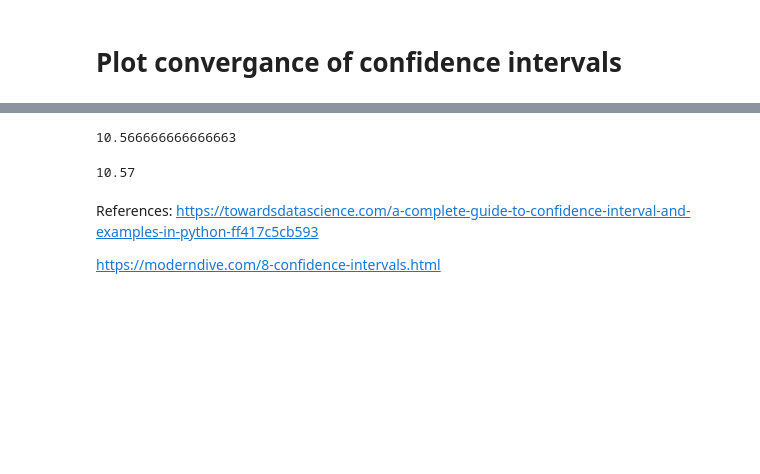
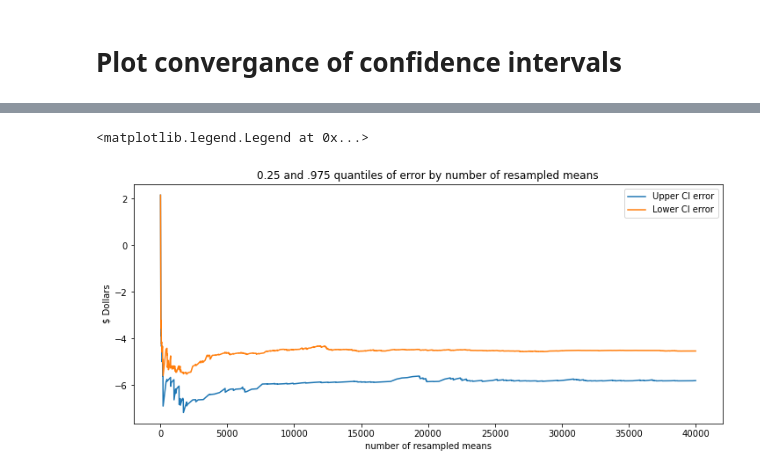
Before and after one commit to benbogart/blog-2-bootstrap, a Jupyter notebook: Projecting Donation Revenue.ipynb, the cells around one changed output, grey strips where cells are left out. Drawn from its saved outputs; the diff is of its cells as text; code cells hidden in the pictures; blank space fills up the shorter version.

```diff
--- a/Projecting Donation Revenue.ipynb
+++ b/Projecting Donation Revenue.ipynb
@@ -260,19 +207,0 @@ plt.plot(df_errors.index, df_errors[1])
-# %%
-
-
-
-plt.figure(figsize=(12,5))
-
-plt.plot(df_errors.index, df_errors[0], label='Upper Bound')
-plt.plot(df_errors.index, df_errors[1], label='Lower Bound')
-
-plt.title('Error by Number of Samples')
-plt.ylabel('Error in USD')
-plt.xlabel('Number of resamples (synthetic events)')
-
-formatter = ticker.FormatStrFormatter('$%1.0f')
-
-ax = plt.gca()
-ax.yaxis.set_major_formatter(formatter)
-
-plt.legend()
@@ -288,13 +208,28 @@ x_bar = df_combined['amount'].mean()
-# %%
-x_bar + error[10]
-# %% [output]
-10.566666666666663
-# %%
-round(x_bar + error[10], 2)
-# %% [output]
-10.57
-# %% [markdown]
-References:
-https://towardsdatascience.com/a-complete-guide-to-confidence-interval-and-examples-in-python-ff417c5cb593
-
-https://moderndive.com/8-confidence-intervals.html
+# %%
+# create an empy list to hold the resampled_means
+resample_deltas = []
+x = np.arange(10,40001,10)
+for i in x:
+    resample_deltas.append(resample(df_combined.amount).mean() - sample_mean)
+# %%
+y1 = []
+y2 = []
+for i in range(len(resample_deltas)):
+    y1.append(np.quantile(resample_deltas[:i+1],.025))
+    y2.append(np.quantile(resample_deltas[:i+1],.075))
+# %%
+plt.figure(figsize=(12,5))
+sns.lineplot(x=x, y=y1, label='Upper CI error')
+sns.lineplot(x=x, y=y2, label='Lower CI error')
+
+formatter = ticker.FormatStrFormatter('$%1.0f')
+ax.yaxis.set_major_formatter(formatter)
+
+plt.title('0.25 and .975 quantiles of error by number of resampled means')
+plt.xlabel('number of resampled means')
+plt.ylabel('$ Dollars')
+
+plt.legend()
+# %% [output]
+<matplotlib.legend.Legend at 0x...>
+[figure, added]
```
Also changed, not shown: parts of 19 cells of this notebook, 4 other files.
